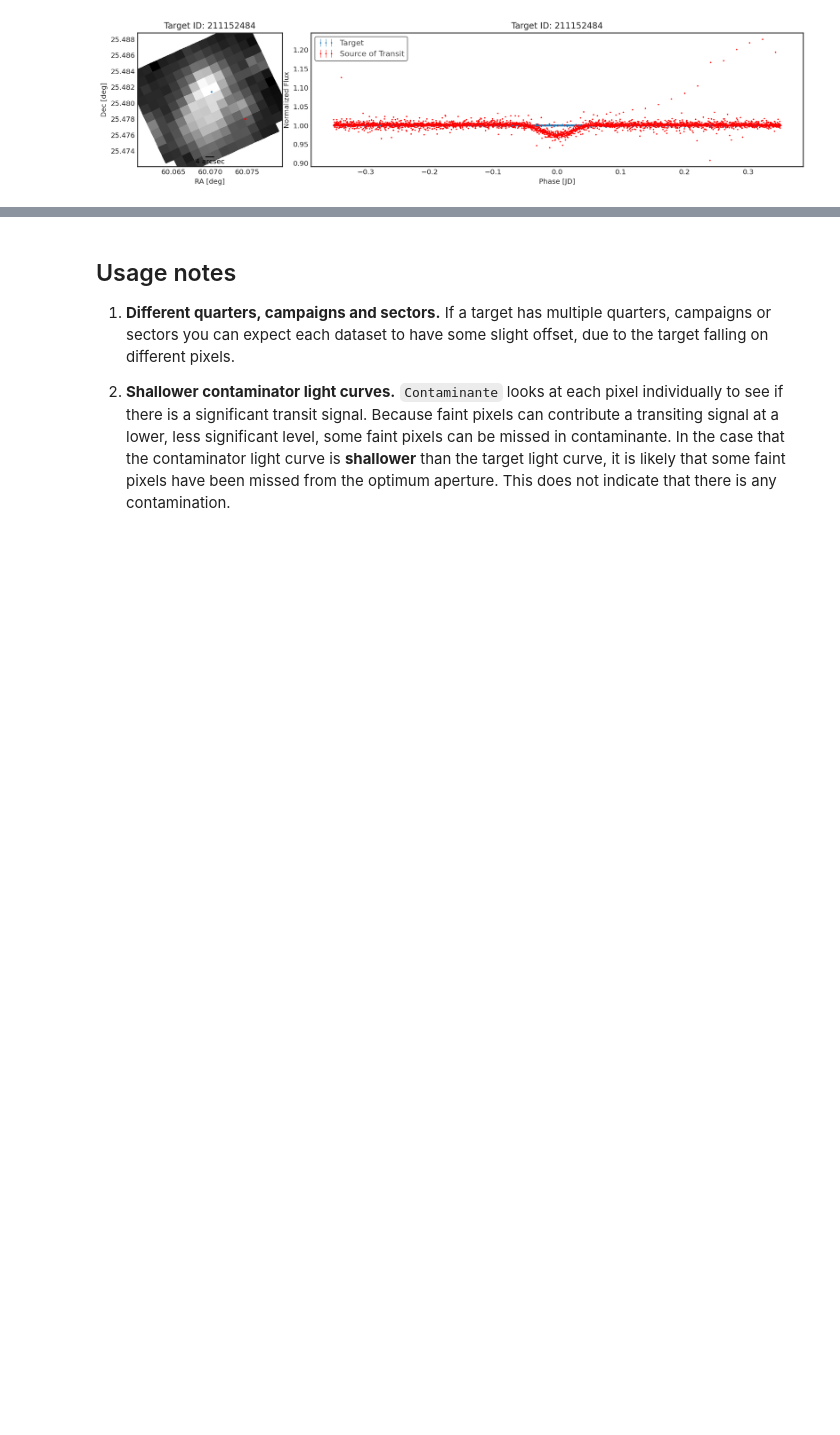
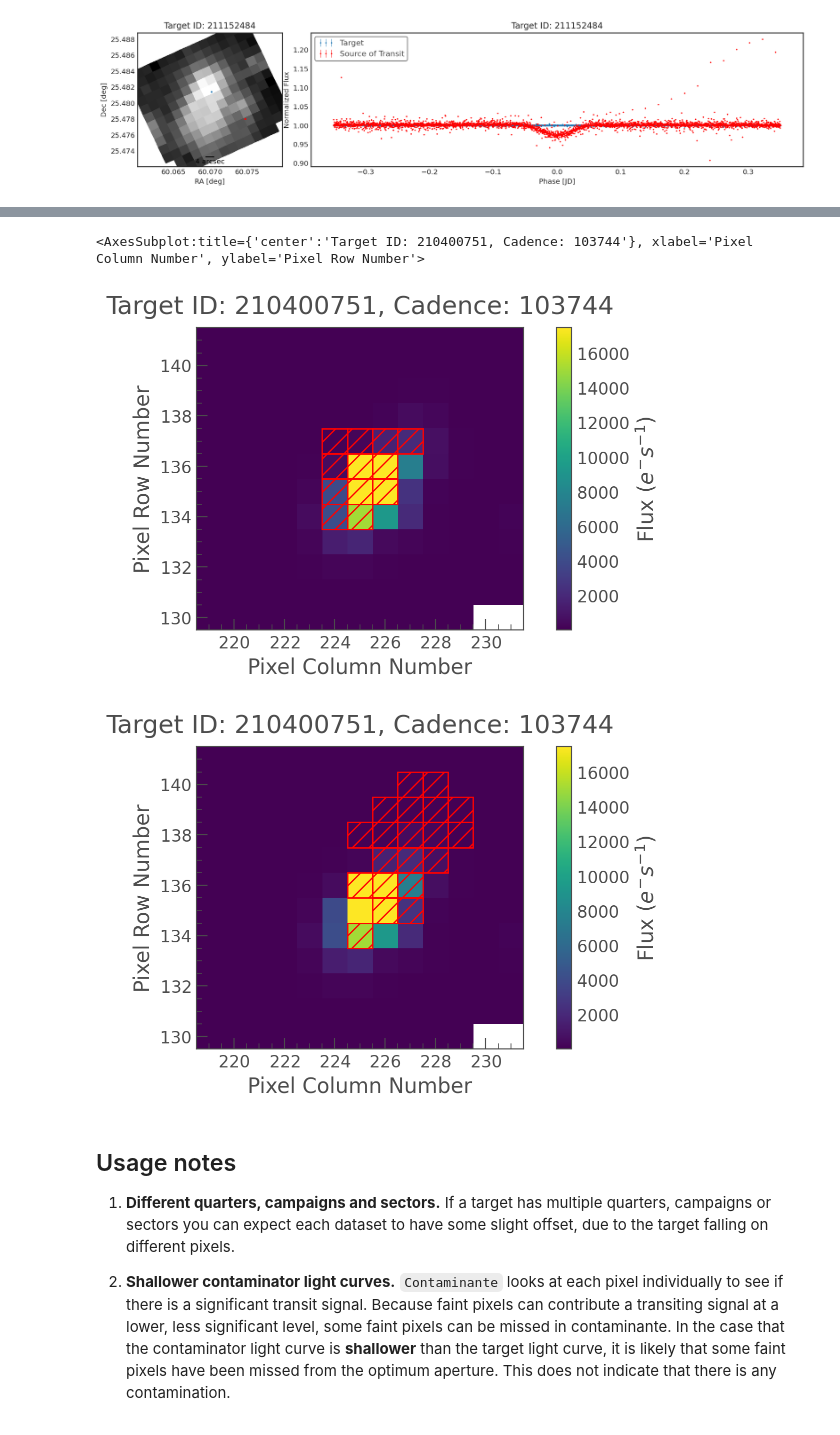
Before and after one commit to christinahedges/contaminante, a Jupyter notebook: docs/tutorial.ipynb, the cells around one changed output, grey strips where cells are left out. Cells and saved outputs as stored; diff of their text form; code cells hidden in the pictures; blank space fills up the shorter version.

```diff
--- a/docs/tutorial.ipynb
+++ b/docs/tutorial.ipynb
@@ -153,3 +153,10 @@ result = ct.calculate_contamination(tpfs[0], period, t0, duration, plot=True, sf
+# %%
+tpfs[0].plot(aperture_mask=tpfs[0].pipeline_mask)
+tpfs[0].plot(aperture_mask=result[0]['contaminator_aper'])
+# %% [output]
+<AxesSubplot:title={'center':'Target ID: 210400751, Cadence: 103744'}, xlabel='Pixel Column Number', ylabel='Pixel Row Number'>
+[figure, added]
+[figure, added]
 # %% [markdown]
 ## Usage notes
 
```
Also changed, not shown: parts of 1 cell of this notebook, 1 other file.
